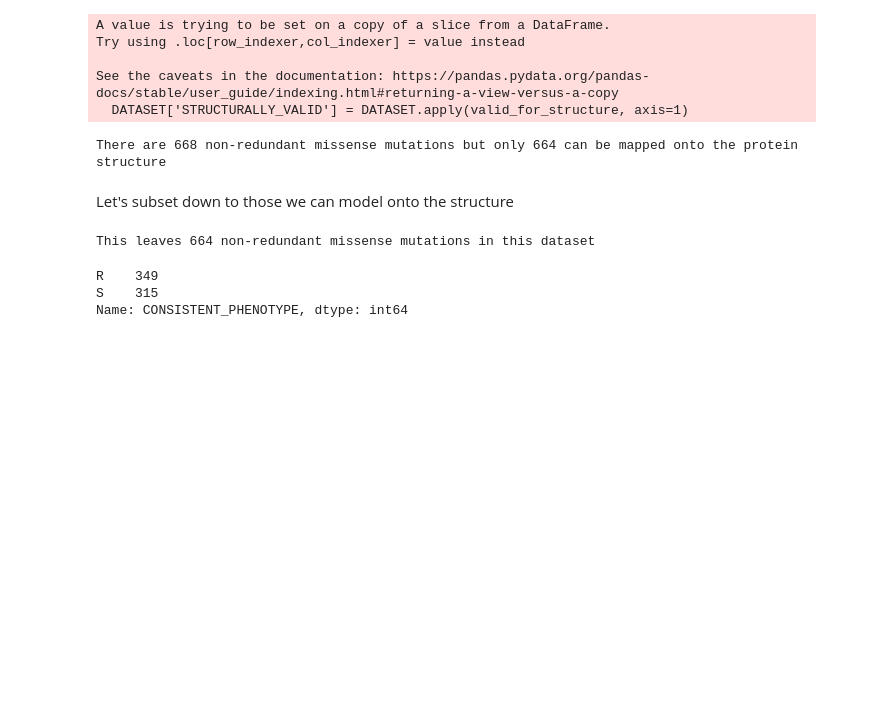
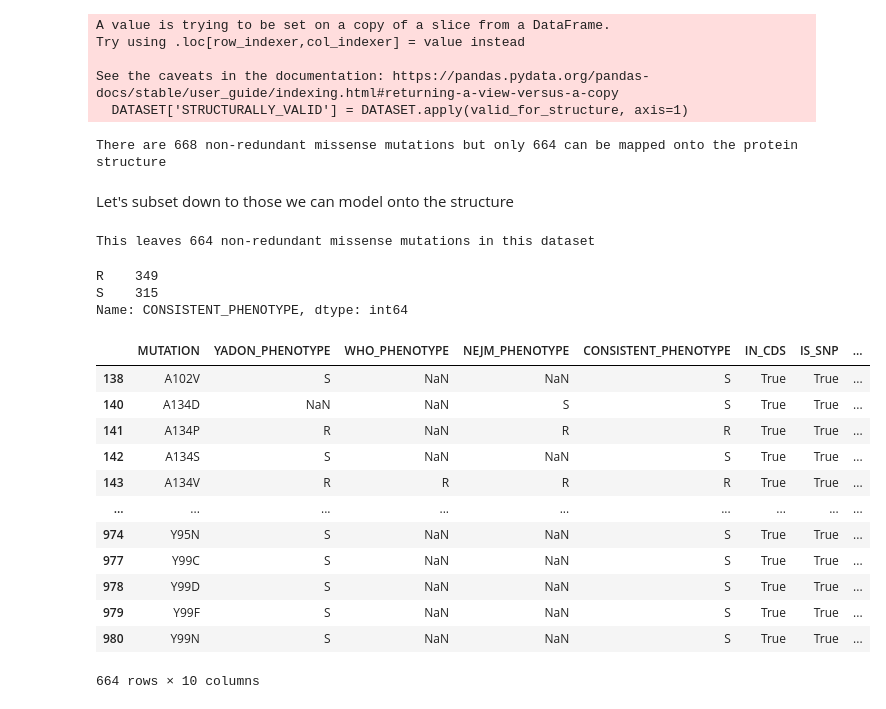
Before and after one commit to fowler-lab/predict-pyrazinamide-resistance, a Jupyter notebook: 1-create-dataset-testtrain.ipynb, the cells around one changed output. Saved outputs shown, nothing was run; the diff lists cells and outputs as text; code cells hidden in the pictures; blank space fills up the shorter version.

```diff
--- a/1-create-dataset-testtrain.ipynb
+++ b/1-create-dataset-testtrain.ipynb
@@ -297,3 +297,19 @@ This leaves 664 non-redundant missense mutations in this dataset
 R    349
 S    315
 Name: CONSISTENT_PHENOTYPE, dtype: int64
+# %%
+DATASET
+# %% [output]
+|  | MUTATION | YADON_PHENOTYPE | WHO_PHENOTYPE | NEJM_PHENOTYPE | CONSISTENT_PHENOTYPE | IN_CDS | IS_SNP | ... |
+| 138 | A102V | S | NaN | NaN | S | True | True | ... |
+| 140 | A134D | NaN | NaN | S | S | True | True | ... |
+| 141 | A134P | R | NaN | R | R | True | True | ... |
+| 142 | A134S | S | NaN | NaN | S | True | True | ... |
+| 143 | A134V | R | R | R | R | True | True | ... |
+| ... | ... | ... | ... | ... | ... | ... | ... | ... |
+| 974 | Y95N | S | NaN | NaN | S | True | True | ... |
+| 977 | Y99C | S | NaN | NaN | S | True | True | ... |
+| 978 | Y99D | S | NaN | NaN | S | True | True | ... |
+| 979 | Y99F | S | NaN | NaN | S | True | True | ... |
+| 980 | Y99N | S | NaN | NaN | S | True | True | ... |
+664 rows × 10 columns
```
Also changed, not shown: 8 other files.
